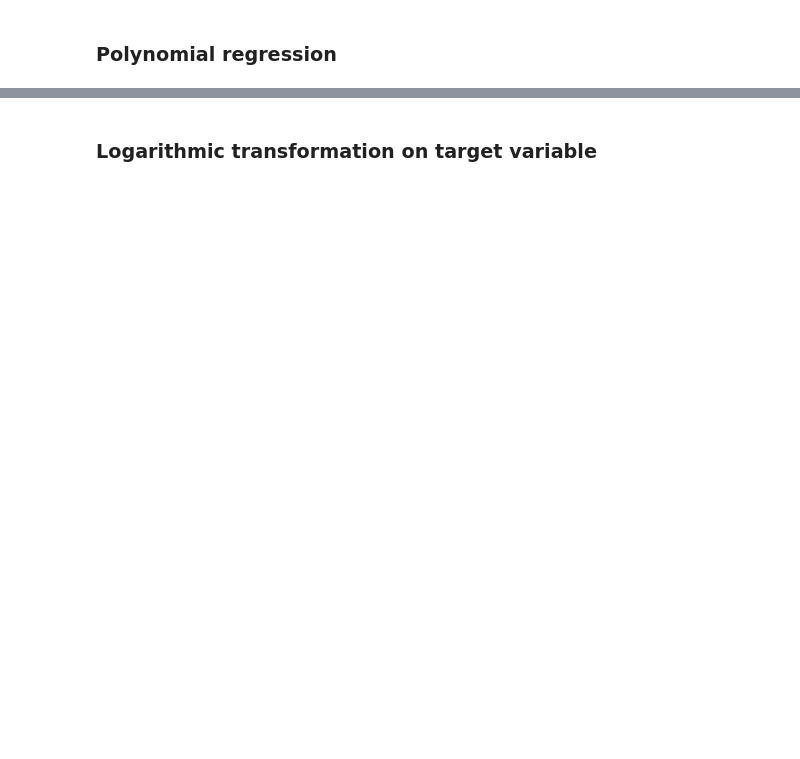
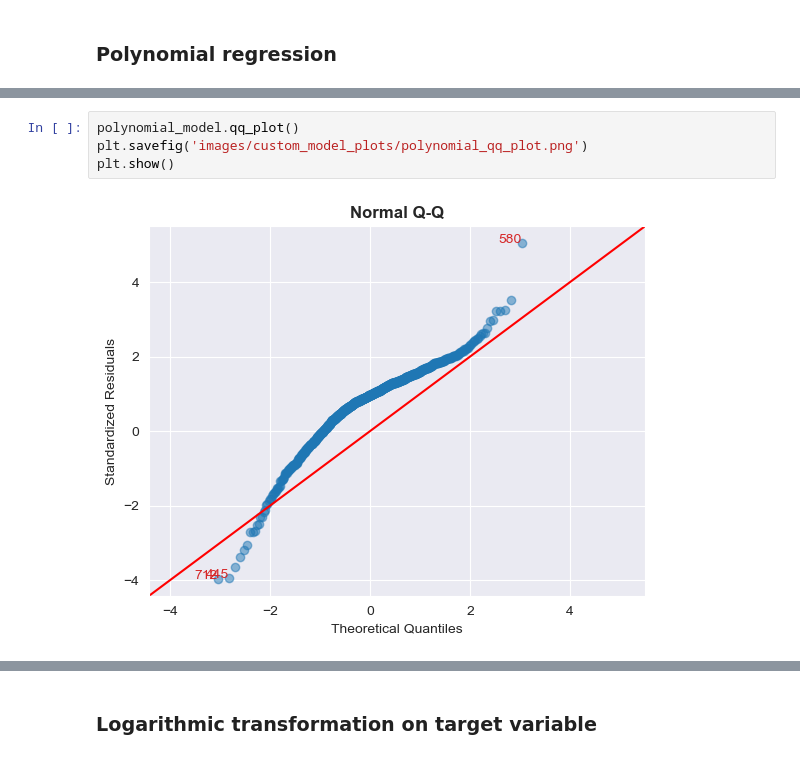
Before and after one commit to teodora-taleska/linear_regression, a Jupyter notebook: linear_regression.ipynb, the cells around one changed output, grey strips where cells are left out. Drawn from its saved outputs; the diff is of its cells as text; blank space fills up the shorter version.

```diff
--- a/linear_regression.ipynb
+++ b/linear_regression.ipynb
@@ -648,3 +677,9 @@ Custom Polynomial Linear Regression Performance:
 Mean Absolute Error: 53.508
 Mean Squared Error: 3852.776
 R-squared: -13.853
+# %%
+polynomial_model.qq_plot()
+plt.savefig('images/custom_model_plots/polynomial_qq_plot.png')
+plt.show()
+# %% [output]
+[figure, added]
```
Also changed, not shown: parts of 22 cells of this notebook, 10 other files.
